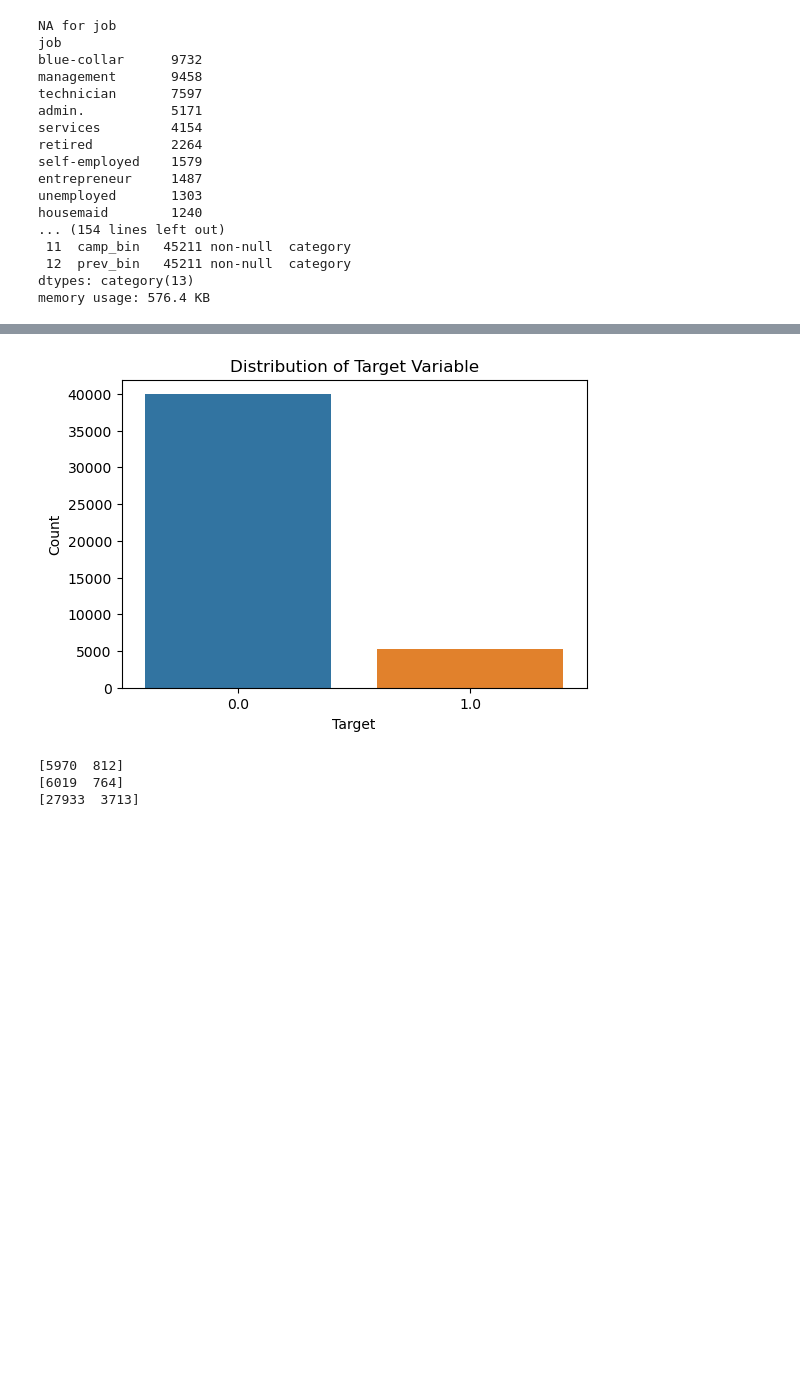
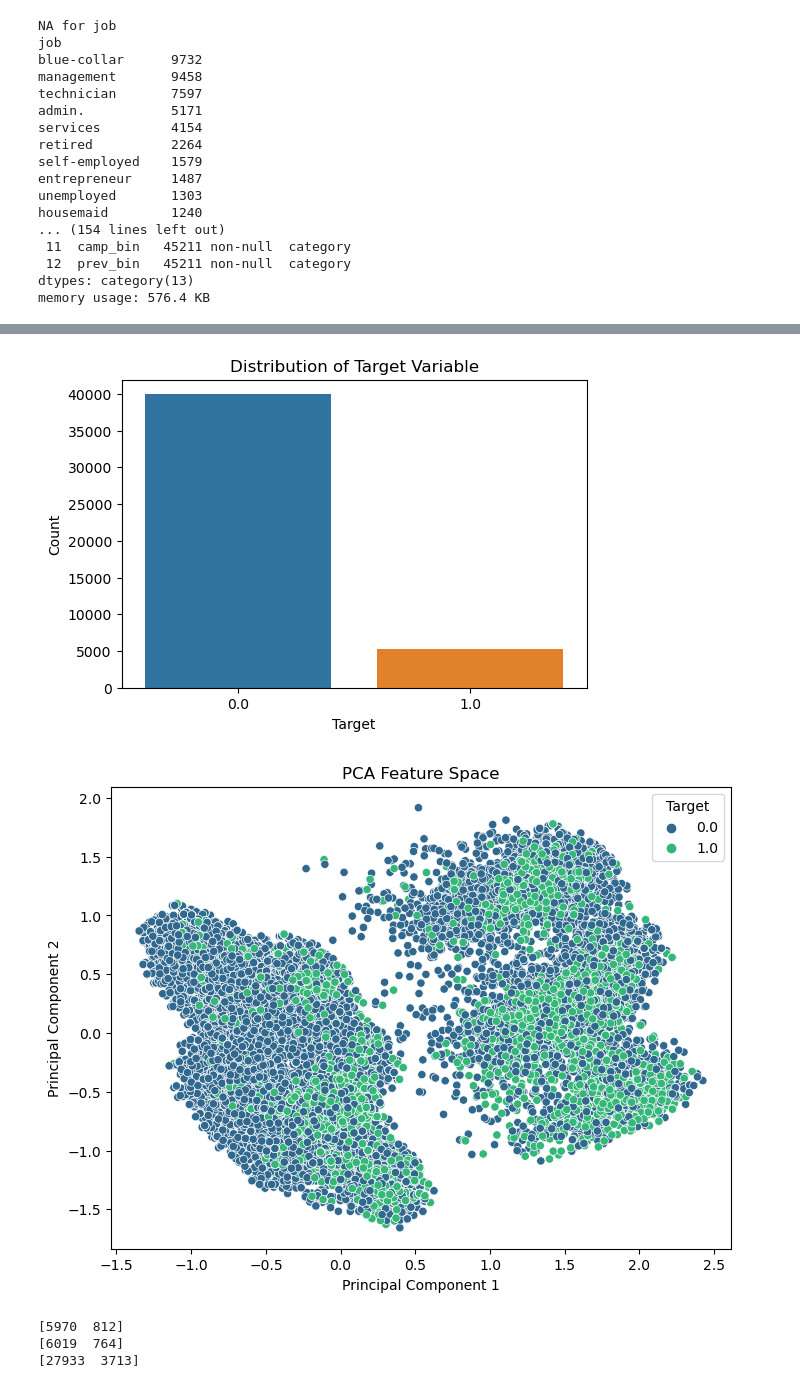
Before and after one commit to cai4104/bank-marketing-classifcation, a Jupyter notebook: bank-marketing-classifcation.ipynb, the cells around one changed output, grey strips where cells are left out. Cells and saved outputs as stored; diff of their text form; code cells hidden in the pictures; blank space fills up the shorter version.

Commit message:
pca plot added

```diff
--- a/bank-marketing-classifcation.ipynb
+++ b/bank-marketing-classifcation.ipynb
@@ -199,31 +199,49 @@ memory usage: 576.4 KB
 # %%
 # Feature Analysis
 import seaborn as sns
 import matplotlib.pyplot as plt
+from sklearn.decomposition import PCA
 
 # One-hot encode categorical variables
 X_encoded = pd.get_dummies(X)
 
 # Calculate correlation matrix
 corr_matrix = X_encoded.corr()
 
 # Plot heatmap
 plt.figure(figsize=(12, 10))
 sns.heatmap(corr_matrix, annot=True, cmap='coolwarm', fmt=".2f", cbar=True)
 plt.title('Feature Correlation Heatmap (One-Hot Encoded)')
 plt.show()
 
 
 # Distribution of Target Variable
 plt.figure(figsize=(6, 4))
 sns.countplot(x=y.ravel())  # Flattening y if it's a multi-dimensional array
 plt.title('Distribution of Target Variable')
 plt.xlabel('Target')
 plt.ylabel('Count')
 plt.show()
+
+# PCA
+pca = PCA(n_components=2) # num components want to consider
+X_pca = pca.fit_transform(X_ohe)
+
+plt.figure(figsize=(8, 6))
+scatter = sns.scatterplot(x=X_pca[:, 0], y=X_pca[:, 1], hue=y.ravel(), palette="viridis")
+# plt.scatter(X_pca[:, 0], X_pca[:, 1], c=y.ravel())
+plt.title('PCA Feature Space')
+plt.xlabel('Principal Component 1')
+plt.ylabel('Principal Component 2')
+plt.legend(title='Target', loc='best')
+# Makes the bar at the side show or not
+# plt.colorbar(scatter.collections[0], label='Target')
+# plt.colorbar(label='Target')
+plt.show()
 # %% [output]
 [figure]
 [figure]
+[figure, added]
 # %%
 # Showing proportion of the no (first number) and yes (second number) for each split. Would recommend looking into ways of mitigating unbalanced class proportions
 
```
